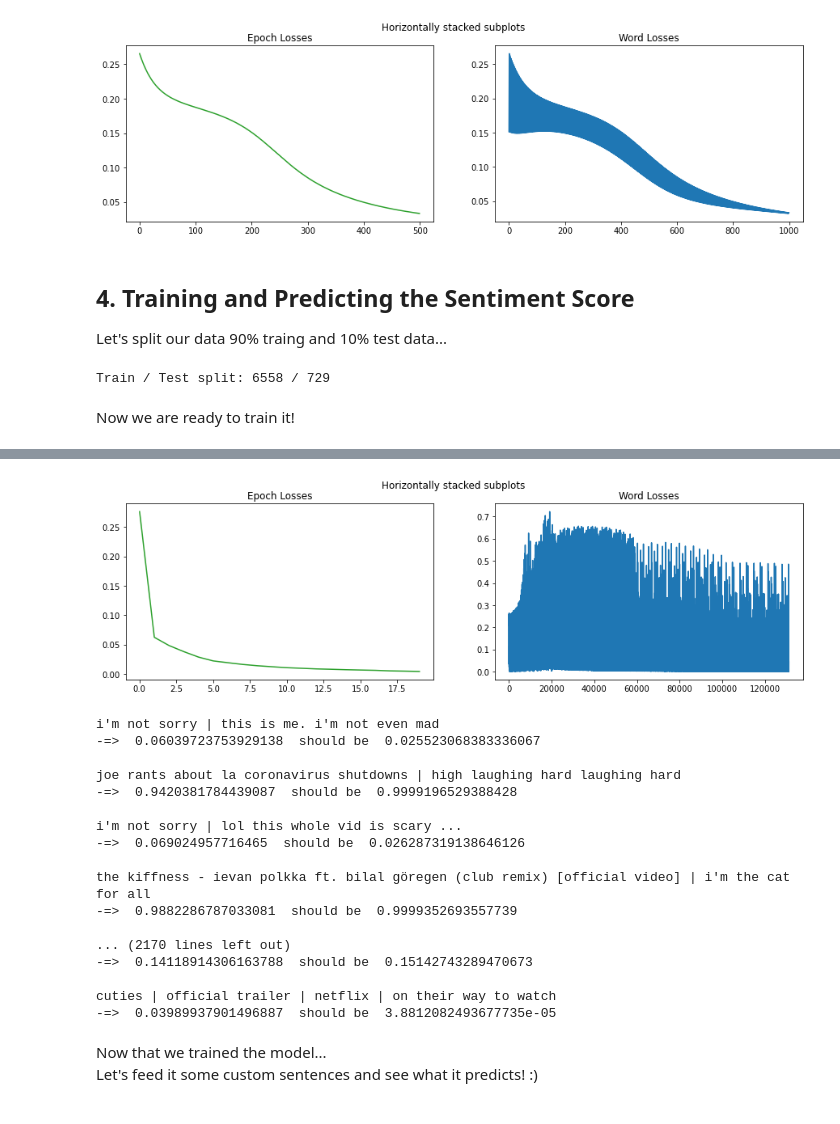
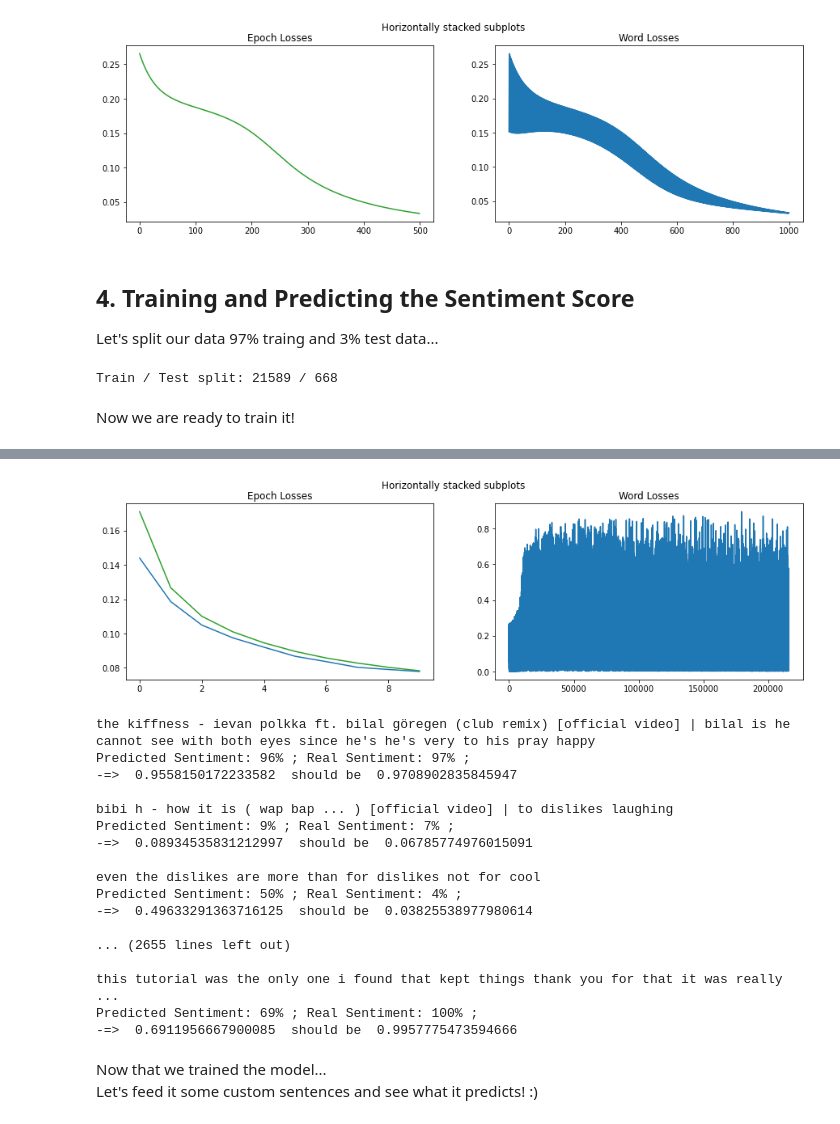
Before and after one commit to Gleethos/youtube-sentiment-analysis, a Jupyter notebook: sentiment-analyser.ipynb, the cells around one changed output, grey strips where cells are left out. Drawn from its saved outputs; the diff is of its cells as text; code cells hidden in the pictures.

Commit message:
update sentiment analyser

```diff
--- a/sentiment-analyser.ipynb
+++ b/sentiment-analyser.ipynb
@@ -29,3 +34,21 @@ def sentiment_from_score(video_likes, video_dislikes, min_score, max_score, scor
+# %%
+def text_cleaner_and_splitter(text):
+    return (text.lower()
+            .replace('❤️', ' heart ').replace('💯', ' 100 ').replace('❤', ' heart ')
+            .replace('🙏', ' pray ').replace('😘', ' kiss ').replace('🤗', ' happy ')
+            .replace('💥', ' boom ').replace('✔️', ' like ').replace('😍', ' love ')
+            .replace('🐱', ' cat ').replace('💔', ' broken heart ').replace('😵', ' confused ')
+            .replace('😄', ' awesome ').replace('👍', ' thumbs up ').replace('😎', ' cool ')
+            .replace('🐷', ' pig ').replace('🤘', " rock'n roll ").replace('🤣', ' laughing hard ')
+            .replace('😩', ' oh no ').replace('💎', ' diamond ').replace('😊', ' nice ')
+            .replace('☺️', ' very nice ').replace('🙃', ' upside down smile ').replace('🤔', ' not sure ')
+            .replace('😂', ' laughing ').replace('🙋🏻‍♀️',' hi ').replace('🥰', ' lovely ').replace('🥺',' sad ')
+            .replace('!!!!', '!').replace('!!!', '!').replace('!!', '!')
+            .replace('????', '?').replace('???', '?').replace('??', '?')
+            .replace('oooo','o').replace('oooo','o').replace('ooo','o')
+            .replace('..','...').replace('......','...').replace('....','...').replace('....','...').replace('...',' ... ')
+            .replace('    ', ' ').replace('   ', ' ').replace('  ', ' ')
+            .split())
 # %% [markdown]
 ## Loading Data ##
 
@@ -177,7 +190,7 @@ Total number of unique words: 21326
 # %% [markdown]
 ...and now let's remove rare tokens / words in order to cap the maximum amount of possible words a bit...
 # %%
-min_times = int(max(len(occurrences)/1750, 6))
+min_times = int(max(len(occurrences)/1500, 6))
 print('One word should exist at least ',min_times,' times!')
 
 def more_than_three(word):
@@ -201,7 +214,7 @@ def removed_short_comments(all_comments, all_sentiments):
     new_comments, new_sentiments = [], []
 
     for i, comment in enumerate(all_comments):
-        if len(comment) > 5 and len(comment) < 32 :
+        if len(comment) >= 8 and len(comment) <= 64 :
             new_comments.append(comment)
             new_sentiments.append(all_sentiments[i])
 
@@ -501,7 +534,7 @@ AssertionError:
 # %% [markdown]
 ## 4. Training and Predicting the Sentiment Score ##
 
-Let's split our data 90% traing and 10% test data...
+Let's split our data 97% traing and 3% test data...
 # %%
 import random
 
@@ -520,31 +553,24 @@ for i, comment in enumerate(clean_comments):
 
 random.Random(66642999).shuffle(clean_training_data)
 
-train, test = list_splitter(clean_training_data, 0.9)
+train, test = list_splitter(clean_training_data, 0.97)
 
 print('Train / Test split:', len(train),'/',len(test))
 # %% [output]
-Train / Test split: 6558 / 729
+Train / Test split: 21589 / 668
 # %% [markdown]
 Now we are ready to train it!
 # %%
-
 
 enc = Encoder(clean_training_data)
 
-
-#model = exec_trial(
-#    training_data=train, loss_function='mse', do_label_encode=False,
-#    actifun='sigmoid', epochs=10, enc=enc,
-#)
-
-
 model = exec_trial(
     training_data=train,
+    test_data=test,
     loss_function='mse',
     do_label_encode=False,
     actifun='sigmoid',
-    epochs=20,
+    epochs=10,
     enc=enc,
     optimizer='adam',
     embedding_dim=32, # These is usually 32 or 64 dimensional.
@@ -572,6 +593,6 @@ Epoch 19 loss = 0.004359012469649315
 Trial done!
 ===========
-[figure, old version]
+[figure, new version]
 # %%
 import time
 date = str(time.time())
@@ -594,27 +615,31 @@ def evaluate_lstm(test_data):
             val_loss = loss_function(y_val.to(device), yhat)
             val_losses.append(val_loss.item())
             #if y_val.mean().item() < 0.5 or y_val.mean().item() > 0.999:
-            print(' '.join(x_val),'\n-=> ',yhat.mean().item(),' should be ',y_val.mean().item(),'\n')
+            pred = yhat.mean().item()
+            real = y_val.mean().item()
+            print(' '.join(x_val))
+            print( "Predicted Sentiment: {0:.0%}".format(pred),"; Real Sentiment: {0:.0%}".format(real),';' )
+            print('-=> ',pred,' should be ',real,'\n')
 
 evaluate_lstm(test)
 # %% [output]
-i'm not sorry | this is me. i'm not even mad
--=>  0.06039723753929138  should be  0.025523068383336067
+the kiffness - ievan polkka ft. bilal göregen (club remix) [official video] | bilal is he cannot see with both eyes since he's he's very to his pray happy
+Predicted Sentiment: 96% ; Real Sentiment: 97% ;
+-=>  0.9558150172233582  should be  0.9708902835845947
 
-joe rants about la coronavirus shutdowns | high laughing hard laughing hard
--=>  0.9420381784439087  should be  0.9999196529388428
+bibi h - how it is ( wap bap ... ) [official video] | to dislikes laughing
+Predicted Sentiment: 9% ; Real Sentiment: 7% ;
+-=>  0.08934535831212997  should be  0.06785774976015091
 
-i'm not sorry | lol this whole vid is scary ...
--=>  0.069024957716465  should be  0.026287319138646126
+even the dislikes are more than for dislikes not for cool
+Predicted Sentiment: 50% ; Real Sentiment: 4% ;
+-=>  0.49633291363716125  should be  0.03825538977980614
 
-the kiffness - ievan polkka ft. bilal göregen (club remix) [official video] | i'm the cat for all
--=>  0.9882286787033081  should be  0.9999352693557739
+... (2655 lines left out)
 
-... (2170 lines left out)
--=>  0.14118914306163788  should be  0.15142743289470673
-
-cuties | official trailer | netflix | on their way to watch
--=>  0.03989937901496887  should be  3.8812082493677735e-05
+this tutorial was the only one i found that kept things thank you for that it was really ...
+Predicted Sentiment: 69% ; Real Sentiment: 100% ;
+-=>  0.6911956667900085  should be  0.9957775473594666
 # %% [markdown]
 Now that we trained the model...<br>
 Let's feed it some custom sentences and see what it predicts! :)
```
Also changed, not shown: parts of 24 cells of this notebook.
